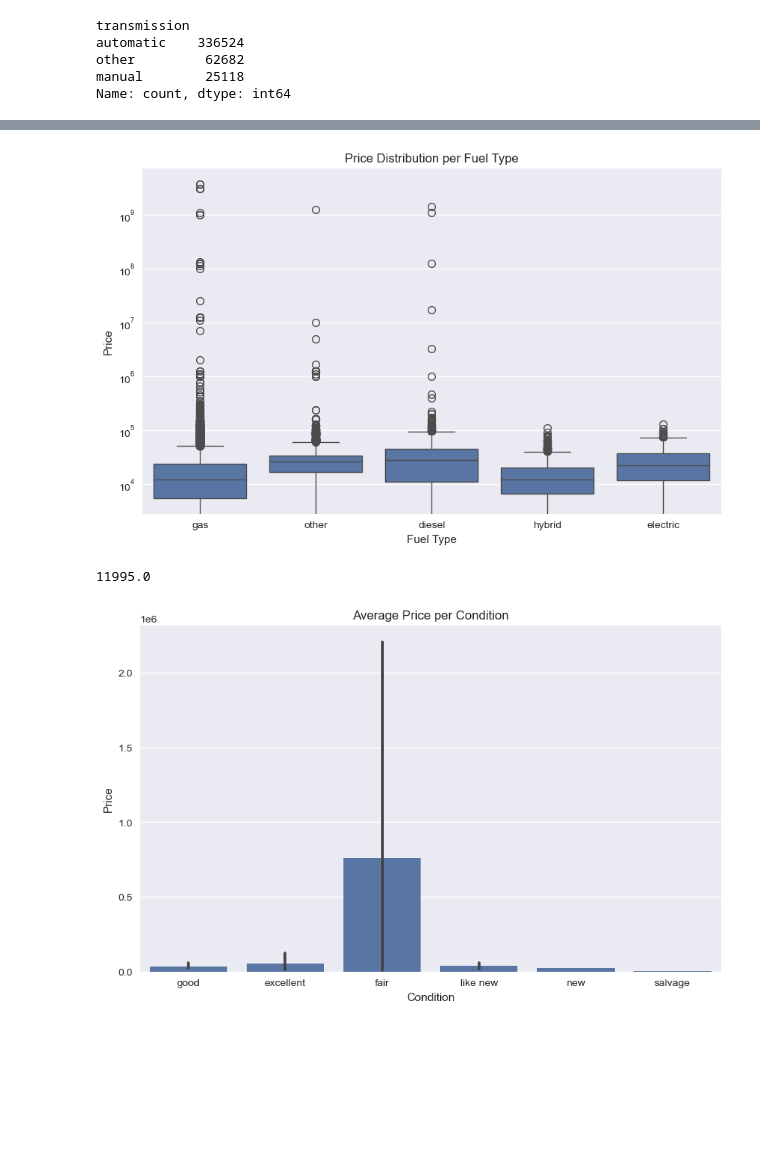
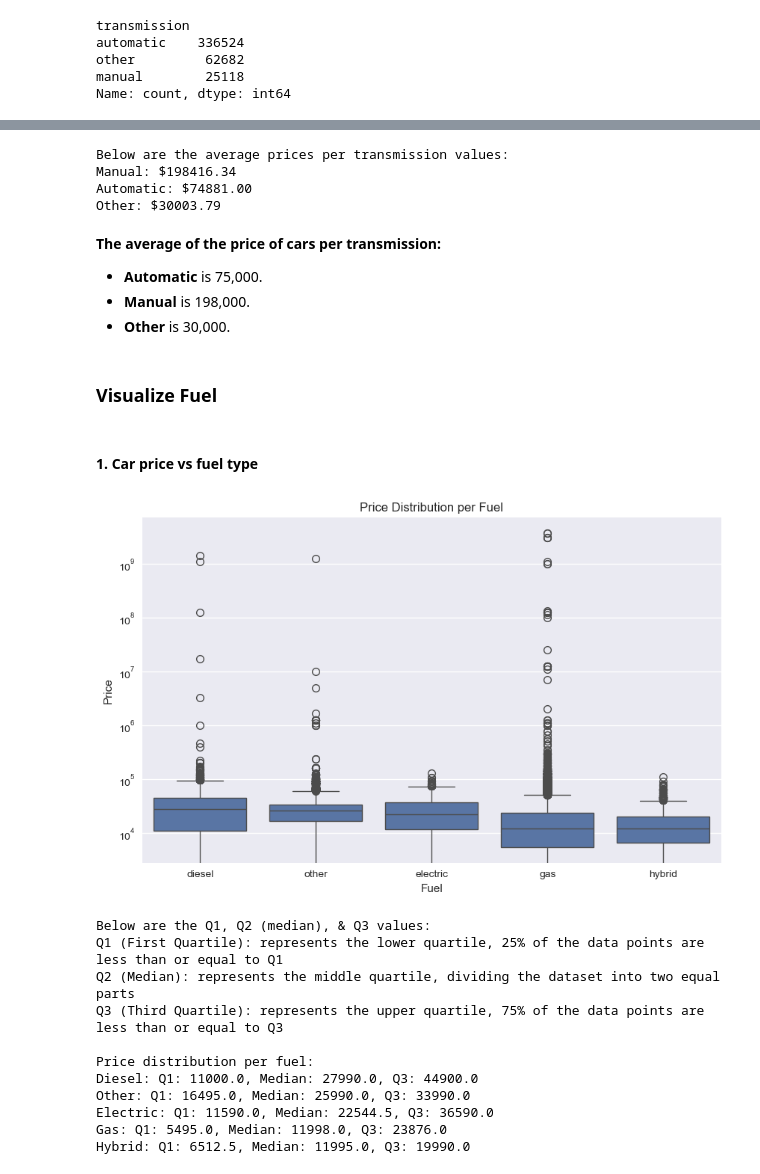
Before and after one commit to omarade/UsedCarsPricePrediction, a Jupyter notebook: used-cars-price-prediction.ipynb, the cells around one changed output, grey strips where cells are left out. Cells and saved outputs as stored; diff of their text form; code cells hidden in the pictures; blank space fills up the shorter version.

Commit message:
Third delivery

```diff
--- a/used-cars-price-prediction.ipynb
+++ b/used-cars-price-prediction.ipynb
@@ -73,0 +76,6 @@ from sklearn.metrics import mean_absolute_error, mean_squared_log_error, r2_scor
+# %%
+# Import the dataset
+df = pd.read_csv("data/vehicles.csv", low_memory=False, parse_dates=["year"])
+
+df.drop(columns=["VIN", "lat", "long", "url", "region_url", "image_url"], inplace=True)
+df
@@ -283,0 +615,10 @@ ax.set(title="Car Price vs Manufacture Year", xlabel="Year", ylabel='Price in $'
+# %%
+df_temp["posting_year"] = df_temp.posting_date.dt.year
+fig, ax = plt.subplots(figsize=(12, 8))
+ax.scatter(df_temp['posting_year'], df['price']);
+ax.set_yscale('log')
+
+# Customize the plot
+ax.set(title="Car Price vs Posting Year", xlabel="Posting Year", ylabel='Price in $');
+# Set the limits for the x-axis to zoom in (e.g., 1990 to 2025)
+ax.set_xlim(2018, 2024);
@@ -676,33 +1061,36 @@ plt.show()
+# %%
+# Average price per transmission
+calculate_average_price_by_column("transmission", df_temp)
+# %% [output]
+Below are the average prices per transmission values:
+Manual: $198416.34
+Automatic: $74881.00
+Other: $30003.79
+# %% [markdown]
+**The average of the price of cars per transmission:**
+* **Automatic** is 75,000.
+* **Manual** is 198,000.
+* **Other** is 30,000.
+# %% [markdown]
+### Visualize Fuel
+# %% [markdown]
+#### 1. Car price vs fuel type
 # %%
 # Box plot
-plt.figure(figsize=(10, 6))
-ax = sns.boxplot(x='fuel', y='price', data=df_temp)
-plt.title('Price Distribution per Fuel Type')
-plt.xlabel('Fuel Type')
-plt.ylabel('Price')
-ax.set_yscale('log')
-plt.show()
+plot_price_distribution_per_column("fuel", df_temp)
 # %% [output]
-[figure, old version]
+[figure, new version]
-# %%
-# Scatter plot
-# fig, ax = plt.subplots(figsize=(12, 8))
-# ax.scatter(df_temp['odometer'], df_temp['price'], c=df_temp["fuel"]);
-# plt.ticklabel_format(style = 'plain')
-
-# # Customize the plot
-# ax.set(title="Car Price vs Odometer", xlabel="Odometer in Miles", ylabel='Price in $');
-
-df_temp[df_temp['fuel'] == "hybrid"]["price"].median()
-# %% [output]
-11995.0
-# %%
-# Bar plot
-plt.figure(figsize=(10, 6))
-sns.barplot(x='condition', y='price', data=df_temp)
-plt.title('Average Price per Condition')
-plt.xlabel('Condition')
-plt.ylabel('Price')
-plt.show()
-# %% [output]
-[figure, old version]
+# %%
+calculate_price_quartiles_by_column("fuel", df_temp)
+# %% [output]
+Below are the Q1, Q2 (median), & Q3 values:
+Q1 (First Quartile): represents the lower quartile, 25% of the data points are less than or equal to Q1
+Q2 (Median): represents the middle quartile, dividing the dataset into two equal parts
+Q3 (Third Quartile): represents the upper quartile, 75% of the data points are less than or equal to Q3
+
+Price distribution per fuel:
+Diesel: Q1: 11000.0, Median: 27990.0, Q3: 44900.0
+Other: Q1: 16495.0, Median: 25990.0, Q3: 33990.0
+Electric: Q1: 11590.0, Median: 22544.5, Q3: 36590.0
+Gas: Q1: 5495.0, Median: 11998.0, Q3: 23876.0
+Hybrid: Q1: 6512.5, Median: 11995.0, Q3: 19990.0
```
Also changed, not shown: parts of 254 cells of this notebook.
